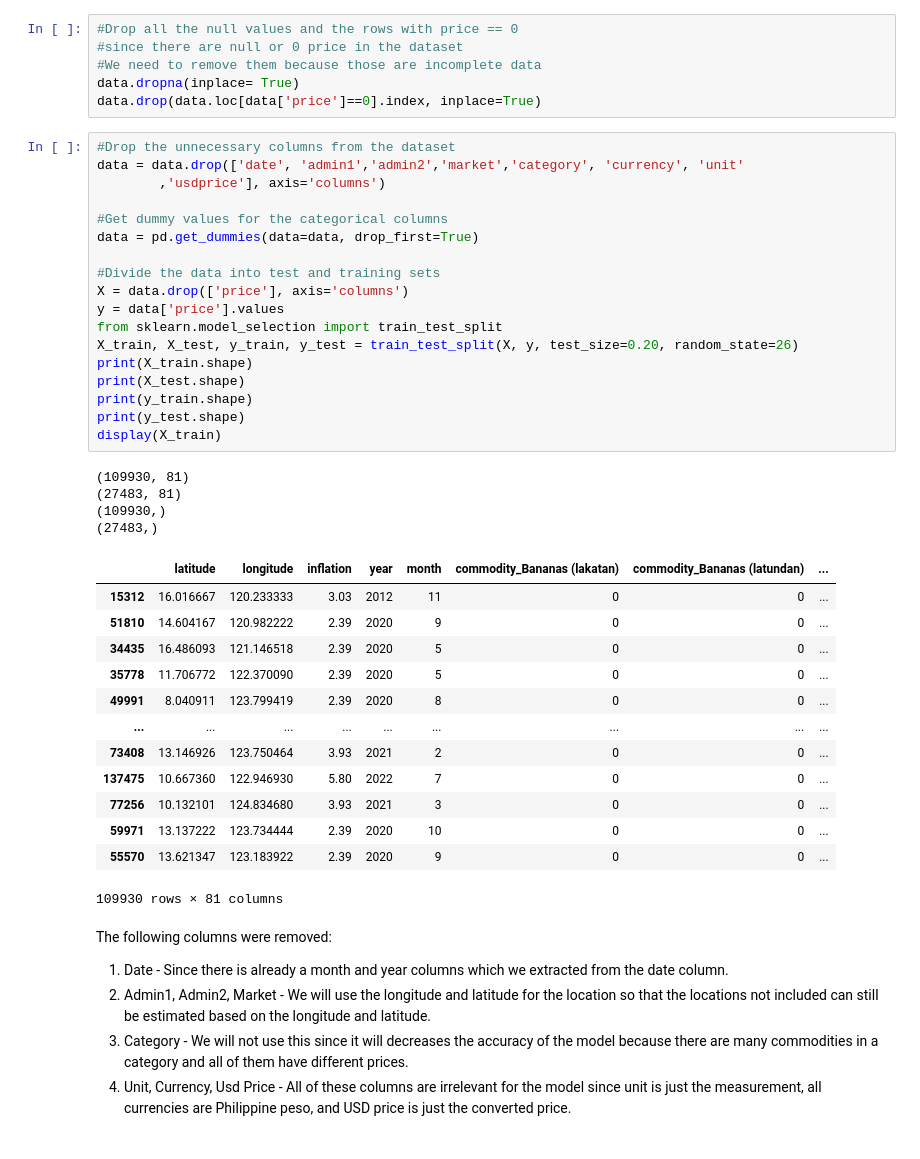
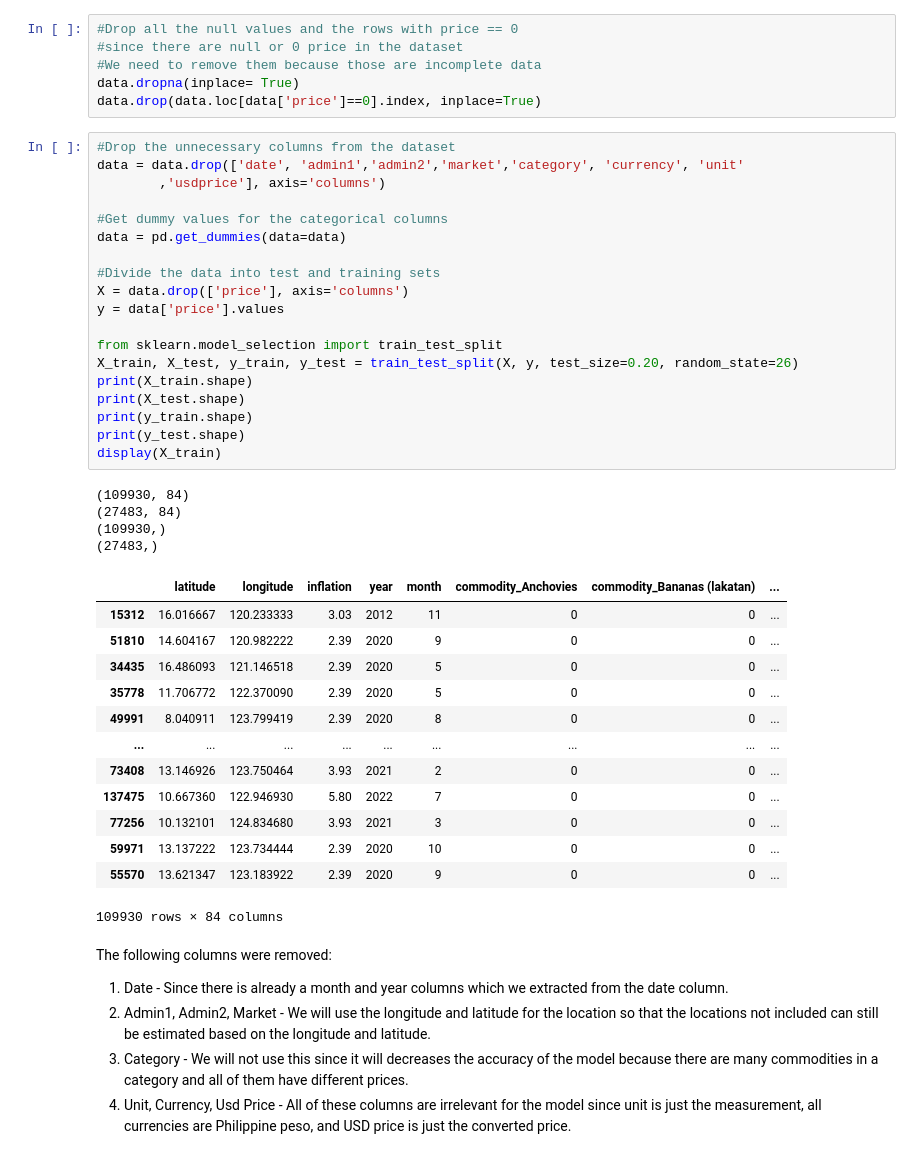
Before and after one commit to adzmco23/cs180-group23-project, a Jupyter notebook: CS-180-Final-Project.ipynb, the cells around one changed output. Saved outputs shown, nothing was run; the diff lists cells and outputs as text.

```diff
--- a/CS-180-Final-Project.ipynb
+++ b/CS-180-Final-Project.ipynb
@@ -69,27 +77,28 @@ data.drop(data.loc[data['price']==0].index, inplace=True)
 # %%
 #Drop the unnecessary columns from the dataset
 data = data.drop(['date', 'admin1','admin2','market','category', 'currency', 'unit'
         ,'usdprice'], axis='columns')
 
 #Get dummy values for the categorical columns
-data = pd.get_dummies(data=data, drop_first=True)
+data = pd.get_dummies(data=data)
 
 #Divide the data into test and training sets
 X = data.drop(['price'], axis='columns')
 y = data['price'].values
+
 from sklearn.model_selection import train_test_split
 X_train, X_test, y_train, y_test = train_test_split(X, y, test_size=0.20, random_state=26)
 print(X_train.shape)
 print(X_test.shape)
 print(y_train.shape)
 print(y_test.shape)
 display(X_train)
 # %% [output]
-(109930, 81)
-(27483, 81)
+(109930, 84)
+(27483, 84)
 (109930,)
 (27483,)
-|  | latitude | longitude | inflation | year | month | commodity_Bananas (lakatan) | commodity_Bananas (latundan) | ... |
+|  | latitude | longitude | inflation | year | month | commodity_Anchovies | commodity_Bananas (lakatan) | ... |
 | 15312 | 16.016667 | 120.233333 | 3.03 | 2012 | 11 | 0 | 0 | ... |
 | 51810 | 14.604167 | 120.982222 | 2.39 | 2020 | 9 | 0 | 0 | ... |
 | 34435 | 16.486093 | 121.146518 | 2.39 | 2020 | 5 | 0 | 0 | ... |
@@ -101,7 +110,7 @@ display(X_train)
 | 77256 | 10.132101 | 124.834680 | 3.93 | 2021 | 3 | 0 | 0 | ... |
 | 59971 | 13.137222 | 123.734444 | 2.39 | 2020 | 10 | 0 | 0 | ... |
 | 55570 | 13.621347 | 123.183922 | 2.39 | 2020 | 9 | 0 | 0 | ... |
-109930 rows × 81 columns
+109930 rows × 84 columns
 # %% [markdown]
 The following columns were removed:
 
```
Also changed, not shown: parts of 21 cells of this notebook.
